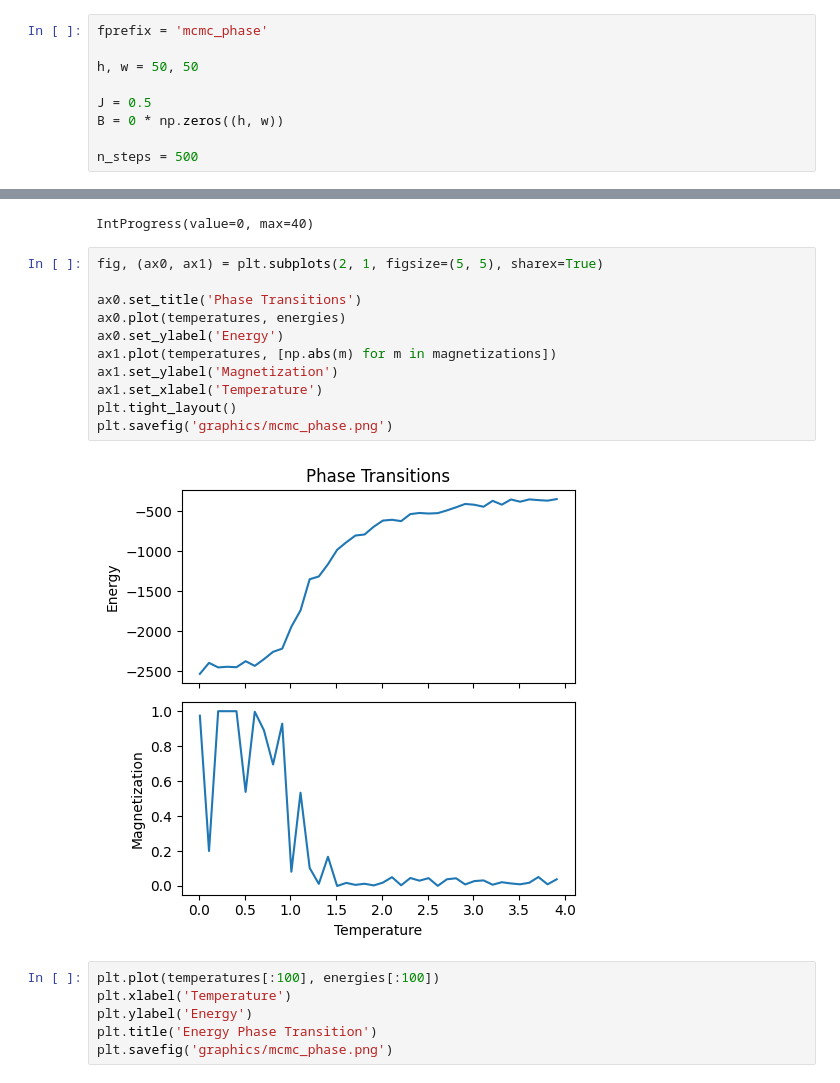
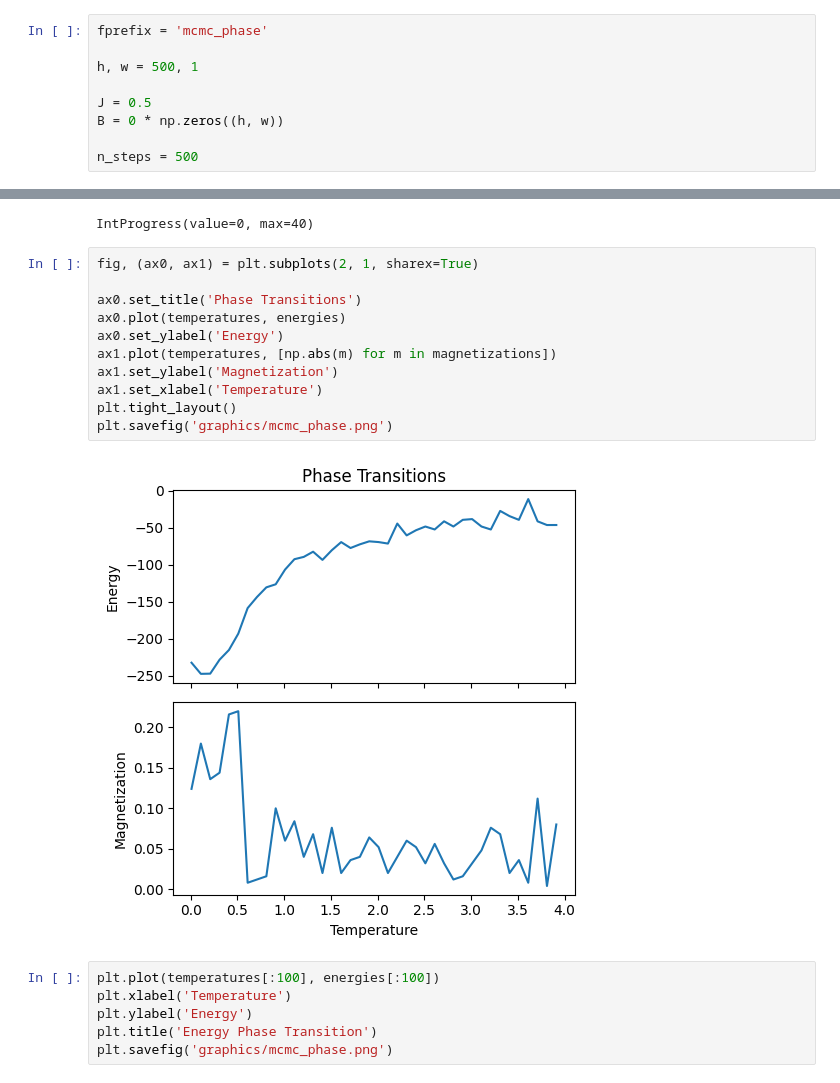
Before and after one commit to jshe2304/ttic31180, a Jupyter notebook: project/phase.ipynb, the cells around one changed output, grey strips where cells are left out. Drawn from its saved outputs; the diff is of its cells as text.

```diff
--- a/project/phase.ipynb
+++ b/project/phase.ipynb
@@ -15,7 +15,7 @@ from code.lattice import *
 # %%
 fprefix = 'mcmc_phase'
 
-h, w = 50, 50
+h, w = 500, 1
 
 J = 0.5
 B = 0 * np.zeros((h, w))
@@ -41,18 +41,18 @@ for temperature in temperatures:
 # %% [output]
 IntProgress(value=0, max=40)
 # %%
-fig, (ax0, ax1) = plt.subplots(2, 1, figsize=(5, 5), sharex=True)
+fig, (ax0, ax1) = plt.subplots(2, 1, sharex=True)
 
 ax0.set_title('Phase Transitions')
 ax0.plot(temperatures, energies)
 ax0.set_ylabel('Energy')
 ax1.plot(temperatures, [np.abs(m) for m in magnetizations])
 ax1.set_ylabel('Magnetization')
 ax1.set_xlabel('Temperature')
 plt.tight_layout()
 plt.savefig('graphics/mcmc_phase.png')
 # %% [output]
-[figure, old version]
+[figure, new version]
 # %%
 plt.plot(temperatures[:100], energies[:100])
 plt.xlabel('Temperature')
```
Also changed, not shown: 32 other files.
